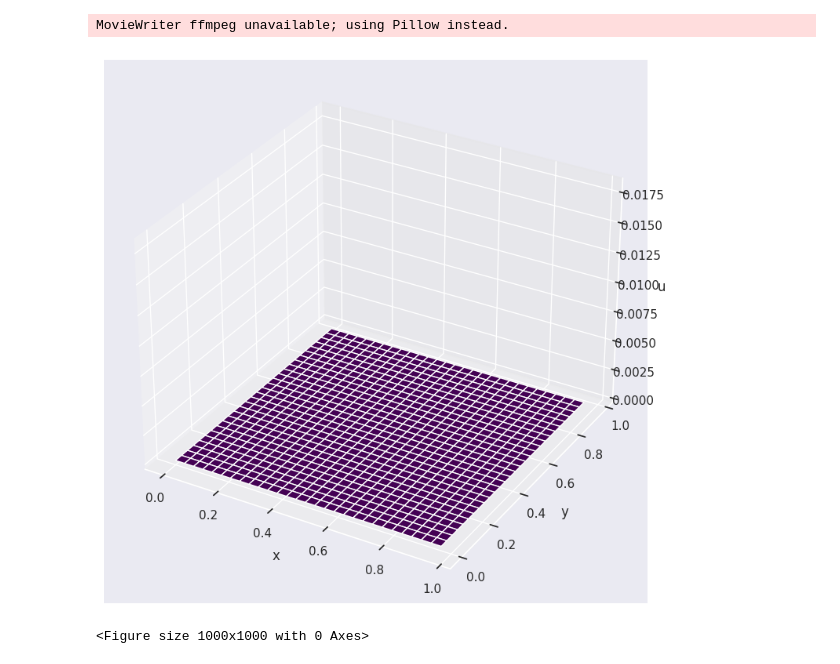
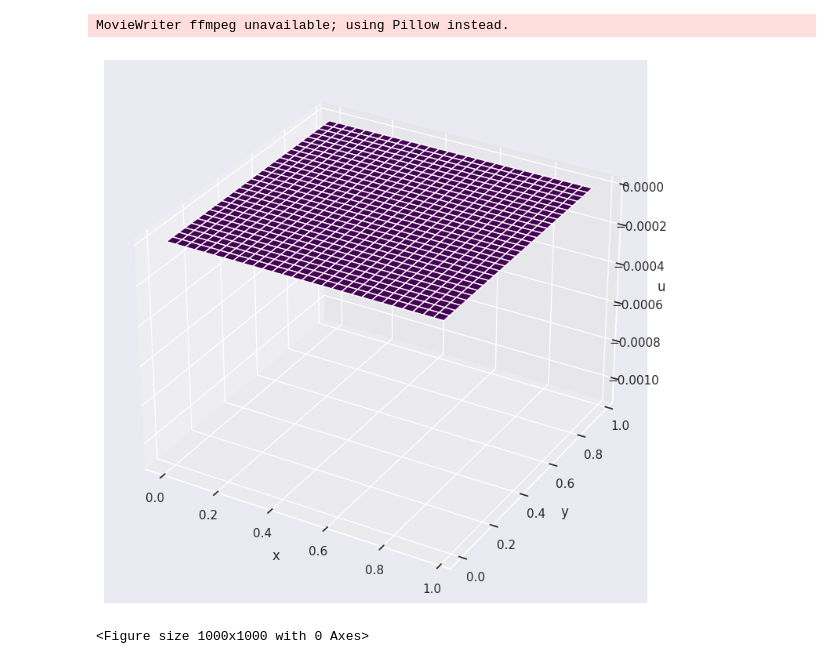
Before and after one commit to VsevolodZaostrovsky/NumericalMethods, a Jupyter notebook: PDE2d/Code/solution_pict.ipynb, the cells around one changed output. Drawn from its saved outputs; the diff is of its cells as text; code cells hidden in the pictures.

```diff
--- a/PDE2d/Code/solution_pict.ipynb
+++ b/PDE2d/Code/solution_pict.ipynb
@@ -54,3 +92,40 @@ plt.savefig("TeorSolPict.pdf")
+# %%
+from matplotlib import cm
+from tqdm import tqdm
+from matplotlib.animation import ArtistAnimation
+
+sns.set_theme(style="darkgrid")
+
+def create_gif_error(interval):
+
+    fig = plt.figure()
+    plt.figure(figsize=(10, 10))
+
+    ax = fig.add_subplot(projection="3d")
+    ax.set_xlabel('x')
+    ax.set_ylabel('y')
+    ax.set_zlabel('u')
+
+    x, y = i_y[:29], i_y[:29]
+    d_x, d_y = np.meshgrid(x, y)
+    frames = []
+    for i in tqdm(range(1, 900)):
+        frames.append([ax.plot_surface(d_x, d_y, num_ans[(i - 1) * 841:i * 841].reshape((29, 29)) - anal_ans[(i - 1) * 841:i * 841].reshape((29, 29)), cmap='viridis', label="Ошибка при решении")])
+
+
+    animation = ArtistAnimation(
+    fig,                # фигура, где отображается анимация
+    frames,              # кадры
+    interval=interval,        # задержка между кадрами в мс
+    blit=True,          # использовать ли двойную буферизацию
+    repeat=True)       # зацикливать ли анимацию
+    animation.save('error.gif')
+# %%
+create_gif_error(20)
+# %% [output]
+MovieWriter ffmpeg unavailable; using Pillow instead.
+[figure, added]
+<Figure size 1000x1000 with 0 Axes>
 # %%
 from matplotlib import cm
 from tqdm import tqdm
@@ -84,6 +158,0 @@ def create_gif(interval):
-# %%
-create_gif(25)
-# %% [output]
-MovieWriter ffmpeg unavailable; using Pillow instead.
-[figure, removed]
-<Figure size 1000x1000 with 0 Axes>
```
Also changed, not shown: parts of 5 cells of this notebook, 9 other files.
